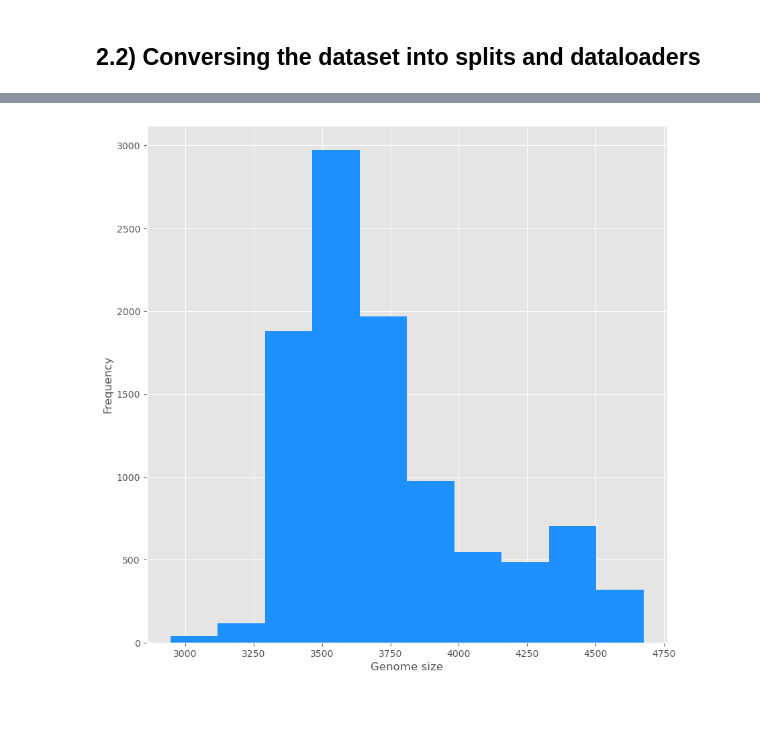
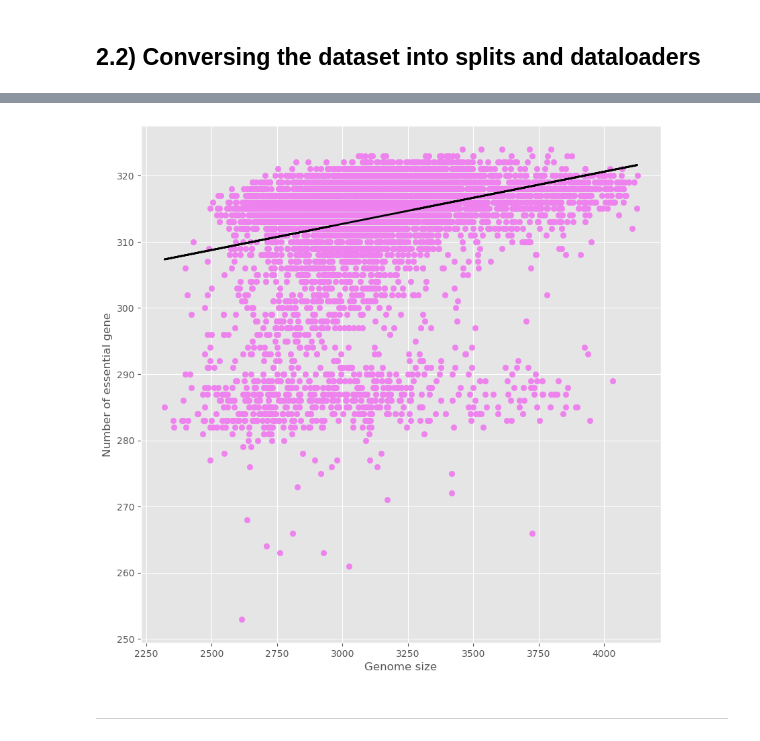
Before and after one commit to stacyshcherbakova/genome-minimiser, a Jupyter notebook: large_dataset_new_loss/main_large_dataset_new_loss.ipynb, the cells around one changed output, grey strips where cells are left out. Cells and saved outputs as stored; diff of their text form; code cells hidden in the pictures; blank space fills up the shorter version.

```diff
--- a/large_dataset_new_loss/main_large_dataset_new_loss.ipynb
+++ b/large_dataset_new_loss/main_large_dataset_new_loss.ipynb
@@ -411,0 +409,6 @@ plt.savefig("/Users/anastasiiashcherbakova/git_projects/masters_project/figures/
+# %%
+absent_essential_genes_df = pd.DataFrame()
+
+for prefix in absent_genes:
+    cols_to_merge = essential_genes_df.filter(regex=f'^{prefix}')
+    absent_essential_genes_df[prefix] = (cols_to_merge.sum(axis=1) > 0).astype(int)
@@ -411,0 +551,6 @@ plt.savefig("/Users/anastasiiashcherbakova/git_projects/masters_project/figures/
+# %%
+# Precompute essential gene positions
+essential_gene_positions = {}
+for gene in essential_genes_array:
+    if gene in groups_of_gene_positions.keys():
+        essential_gene_positions[gene] = groups_of_gene_positions[gene]
@@ -800,0 +1039,9 @@ plt.savefig("/Users/anastasiiashcherbakova/git_projects/masters_project/figures/
+# %%
+# Load trained model
+input_dim = 55039
+hidden_dim = 512
+latent_dim = 32
+
+path_to_model = "/Users/anastasiiashcherbakova/Desktop/3_bigdataset_newloss/3_bigdataset_newloss/14_genome_size_and_cyclic_annealing/saved_KL_annealing_VAE_BD.pt"
+
+model, binary_generated_samples = load_model(input_dim, hidden_dim, latent_dim, path_to_model)
@@ -867,0 +1099,2 @@ Generated samples (sigmoid function output):
+# %%
+essential_genes_count_per_sample = count_essential_genes(binary_generated_samples, essential_gene_positions)
@@ -868,8 +1108,16 @@ Generated samples (sigmoid function output):
 # %%
 plt.figure(figsize=(10,10))
-plt.hist(binary_generated_samples.sum(axis=1), bins=10, color='dodgerblue')
+plt.scatter(binary_generated_samples.sum(axis=1), essential_genes_count_per_sample, color='violet')
+
+coefficients = np.polyfit(binary_generated_samples.sum(axis=1), essential_genes_count_per_sample, 1)
+trendline = np.poly1d(coefficients)
+
+plt.plot(binary_generated_samples.sum(axis=1), trendline(binary_generated_samples.sum(axis=1)), color='black', linewidth=2)
+
 plt.xlabel('Genome size')
-plt.ylabel('Frequency')
-plt.savefig("/Users/anastasiiashcherbakova/git_projects/masters_project/figures/sampling_10000_genome_size_distribution_14_genome_size_and_cyclic_annealing.pdf", format="pdf", bbox_inches="tight")
+plt.ylabel('Number of essential gene')
+plt.savefig("/Users/anastasiiashcherbakova/git_projects/masters_project/figures/GS_EG_14_genome_size_and_cyclic_annealing.pdf", format="pdf", bbox_inches="tight")
 # %% [output]
-[figure, old version]
+[figure, new version]
+# %% [markdown]
+-----------
```
Also changed, not shown: parts of 214 cells of this notebook, 45 other files.
